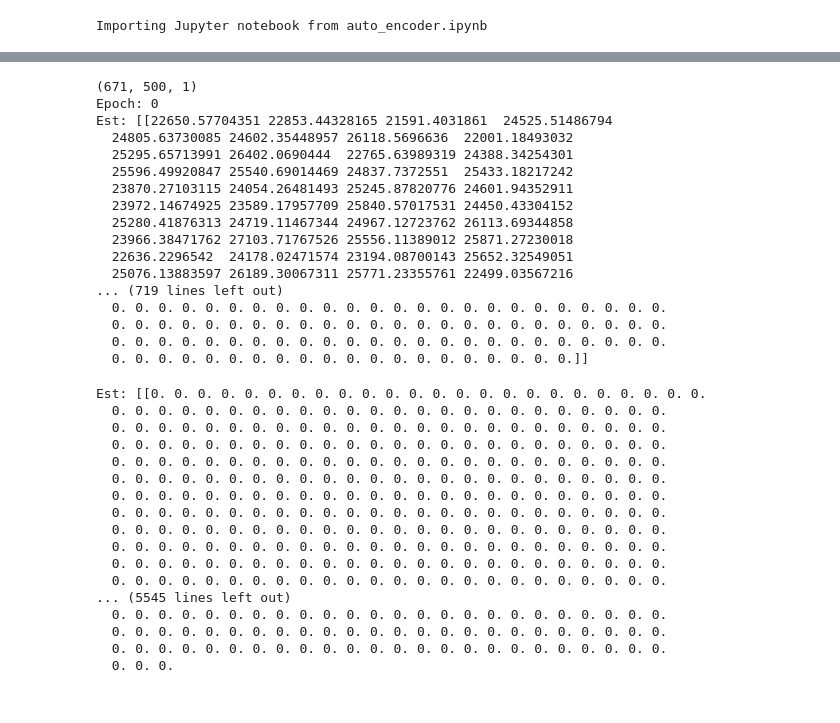
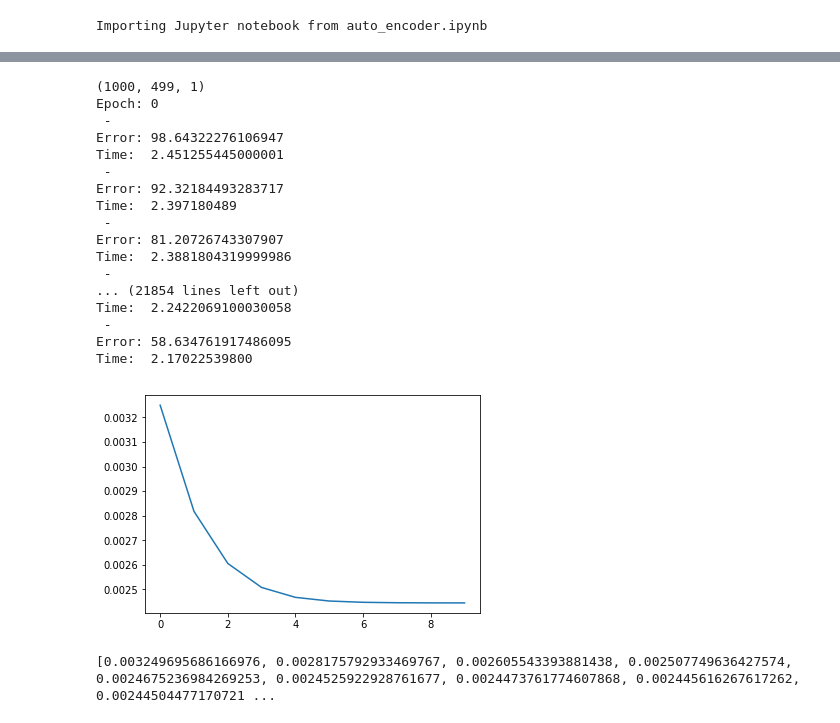
Before and after one commit to keremayoz/RetroMovieRecommender, a Jupyter notebook: src/data_process.ipynb, the cells around one changed output, grey strips where cells are left out. Cells and saved outputs as stored; diff of their text form; code cells hidden in the pictures.

Commit message:
Autoencoder trained -> failed

```diff
--- a/src/data_process.ipynb
+++ b/src/data_process.ipynb
@@ -72,0 +79,4 @@ print(np.shape(user_movie))
+# %%
+file = open("ratings_updated", "rb")
+rating = pickle.load(file)
+rating
@@ -73,44 +164,32 @@ print(np.shape(user_movie))
+# %%
+file = open("user_movie", "rb")
+user_movie = pickle.load(file)
 # %%
-neuron_list = [500,200,100,200,500]
+neuron_list = [499,250,125,250,499]
 nn = aec.Autoencoder(neuron_list)
 inp = np.transpose([np.transpose(user_movie)])
 print(np.shape(inp))
-err = nn.train(inp,inp, 1)
+err = nn.train(inp,inp, 10)
 plt.plot(err)
 plt.show()
 print(err)
 # %% [output]
-(671, 500, 1)
+(1000, 499, 1)
 Epoch: 0
-Est: [[22650.57704351 22853.44328165 21591.4031861  24525.51486794
-  24805.63730085 24602.35448957 26118.5696636  22001.18493032
-  25295.65713991 26402.0690444  22765.63989319 24388.34254301
-  25596.49920847 25540.69014469 24837.7372551  25433.18217242
-  23870.27103115 24054.26481493 25245.87820776 24601.94352911
-  23972.14674925 23589.17957709 25840.57017531 24450.43304152
-  25280.41876313 24719.11467344 24967.12723762 26113.69344858
-  23966.38471762 27103.71767526 25556.11389012 25871.27230018
-  22636.2296542  24178.02471574 23194.08700143 25652.32549051
-  25076.13883597 26189.30067311 25771.23355761 22499.03567216
-... (719 lines left out)
-  0. 0. 0. 0. 0. 0. 0. 0. 0. 0. 0. 0. 0. 0. 0. 0. 0. 0. 0. 0. 0. 0. 0. 0.
-  0. 0. 0. 0. 0. 0. 0. 0. 0. 0. 0. 0. 0. 0. 0. 0. 0. 0. 0. 0. 0. 0. 0. 0.
-  0. 0. 0. 0. 0. 0. 0. 0. 0. 0. 0. 0. 0. 0. 0. 0. 0. 0. 0. 0. 0. 0. 0. 0.
-  0. 0. 0. 0. 0. 0. 0. 0. 0. 0. 0. 0. 0. 0. 0. 0. 0. 0. 0. 0.]]
+ -
+Error: 98.64322276106947
+Time:  2.451255445000001
+ -
+Error: 92.32184493283717
+Time:  2.397180489
+ -
+Error: 81.20726743307907
+Time:  2.3881804319999986
+ -
+... (21854 lines left out)
+Time:  2.2422069100030058
+ -
+Error: 58.634761917486095
+Time:  2.17022539800
+[figure, added]
-Est: [[0. 0. 0. 0. 0. 0. 0. 0. 0. 0. 0. 0. 0. 0. 0. 0. 0. 0. 0. 0. 0. 0. 0. 0.
-  0. 0. 0. 0. 0. 0. 0. 0. 0. 0. 0. 0. 0. 0. 0. 0. 0. 0. 0. 0. 0. 0. 0. 0.
-  0. 0. 0. 0. 0. 0. 0. 0. 0. 0. 0. 0. 0. 0. 0. 0. 0. 0. 0. 0. 0. 0. 0. 0.
-  0. 0. 0. 0. 0. 0. 0. 0. 0. 0. 0. 0. 0. 0. 0. 0. 0. 0. 0. 0. 0. 0. 0. 0.
-  0. 0. 0. 0. 0. 0. 0. 0. 0. 0. 0. 0. 0. 0. 0. 0. 0. 0. 0. 0. 0. 0. 0. 0.
-  0. 0. 0. 0. 0. 0. 0. 0. 0. 0. 0. 0. 0. 0. 0. 0. 0. 0. 0. 0. 0. 0. 0. 0.
-  0. 0. 0. 0. 0. 0. 0. 0. 0. 0. 0. 0. 0. 0. 0. 0. 0. 0. 0. 0. 0. 0. 0. 0.
-  0. 0. 0. 0. 0. 0. 0. 0. 0. 0. 0. 0. 0. 0. 0. 0. 0. 0. 0. 0. 0. 0. 0. 0.
-  0. 0. 0. 0. 0. 0. 0. 0. 0. 0. 0. 0. 0. 0. 0. 0. 0. 0. 0. 0. 0. 0. 0. 0.
-  0. 0. 0. 0. 0. 0. 0. 0. 0. 0. 0. 0. 0. 0. 0. 0. 0. 0. 0. 0. 0. 0. 0. 0.
-  0. 0. 0. 0. 0. 0. 0. 0. 0. 0. 0. 0. 0. 0. 0. 0. 0. 0. 0. 0. 0. 0. 0. 0.
-  0. 0. 0. 0. 0. 0. 0. 0. 0. 0. 0. 0. 0. 0. 0. 0. 0. 0. 0. 0. 0. 0. 0. 0.
-... (5545 lines left out)
-  0. 0. 0. 0. 0. 0. 0. 0. 0. 0. 0. 0. 0. 0. 0. 0. 0. 0. 0. 0. 0. 0. 0. 0.
-  0. 0. 0. 0. 0. 0. 0. 0. 0. 0. 0. 0. 0. 0. 0. 0. 0. 0. 0. 0. 0. 0. 0. 0.
-  0. 0. 0. 0. 0. 0. 0. 0. 0. 0. 0. 0. 0. 0. 0. 0. 0. 0. 0. 0. 0. 0. 0. 0.
-  0. 0. 0.
+[0.003249695686166976, 0.0028175792933469767, 0.002605543393881438, 0.002507749636427574, 0.0024675236984269253, 0.0024525922928761677, 0.0024473761774607868, 0.002445616267617262, 0.00244504477170721 ...
```
Also changed, not shown: parts of 18 cells of this notebook, 16 other files.
